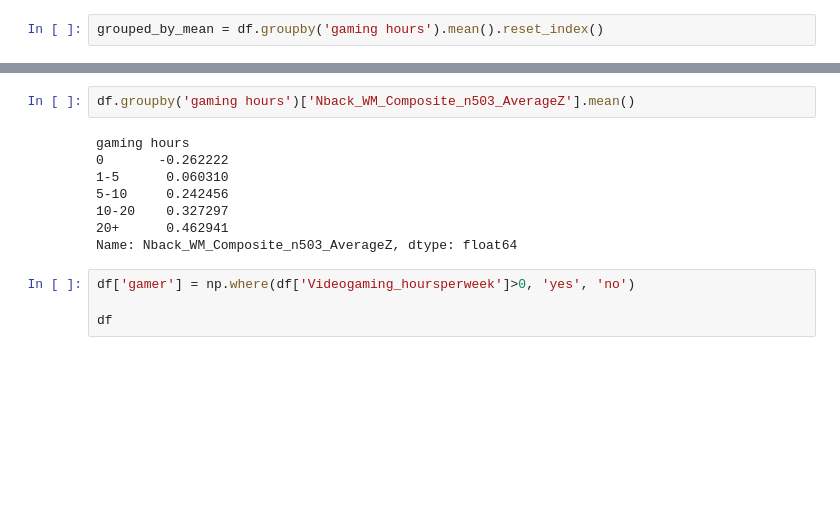
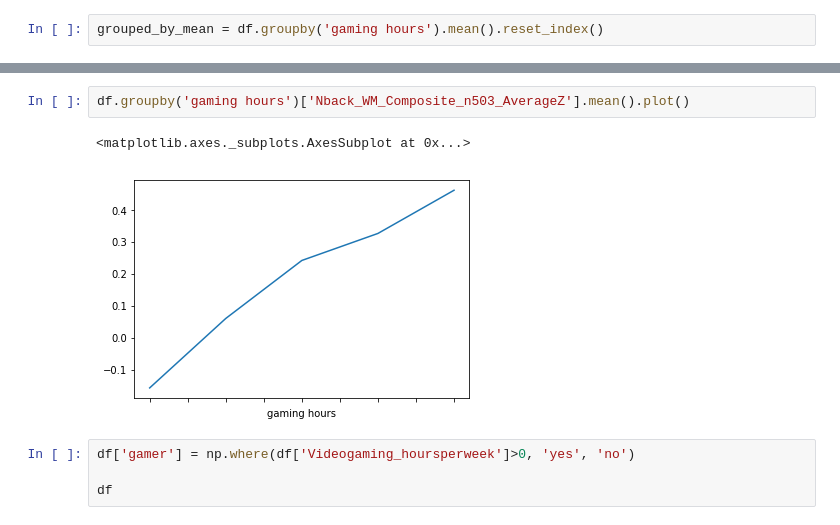
Before and after one commit to andre-sav/Project-1, a Jupyter notebook: analysis.ipynb, the cells around one changed output, grey strips where cells are left out. Saved outputs shown, nothing was run; the diff lists cells and outputs as text; blank space fills up the shorter version.

```diff
--- a/analysis.ipynb
+++ b/analysis.ipynb
@@ -104,15 +104,10 @@ grouped_by_mean
 | 3 | 10-20 | 374.864865 | 31.513514 | 5.162162 | 3.972973 | ... |
 | 4 | 20+ | 400.529412 | 33.882353 | 4.117647 | 3.588235 | ... |
 # %%
-df.groupby('gaming hours')['Nback_WM_Composite_n503_AverageZ'].mean()
+df.groupby('gaming hours')['Nback_WM_Composite_n503_AverageZ'].mean().plot()
 # %% [output]
-gaming hours
-0       -0.262222
-1-5      0.060310
-5-10     0.242456
-10-20    0.327297
-20+      0.462941
-Name: Nback_WM_Composite_n503_AverageZ, dtype: float64
+<matplotlib.axes._subplots.AxesSubplot at 0x...>
+[figure, added]
 # %%
 df['gamer'] = np.where(df['Videogaming_hoursperweek']>0, 'yes', 'no')
 
```
Also changed, not shown: parts of 4 cells of this notebook, 3 other files.
